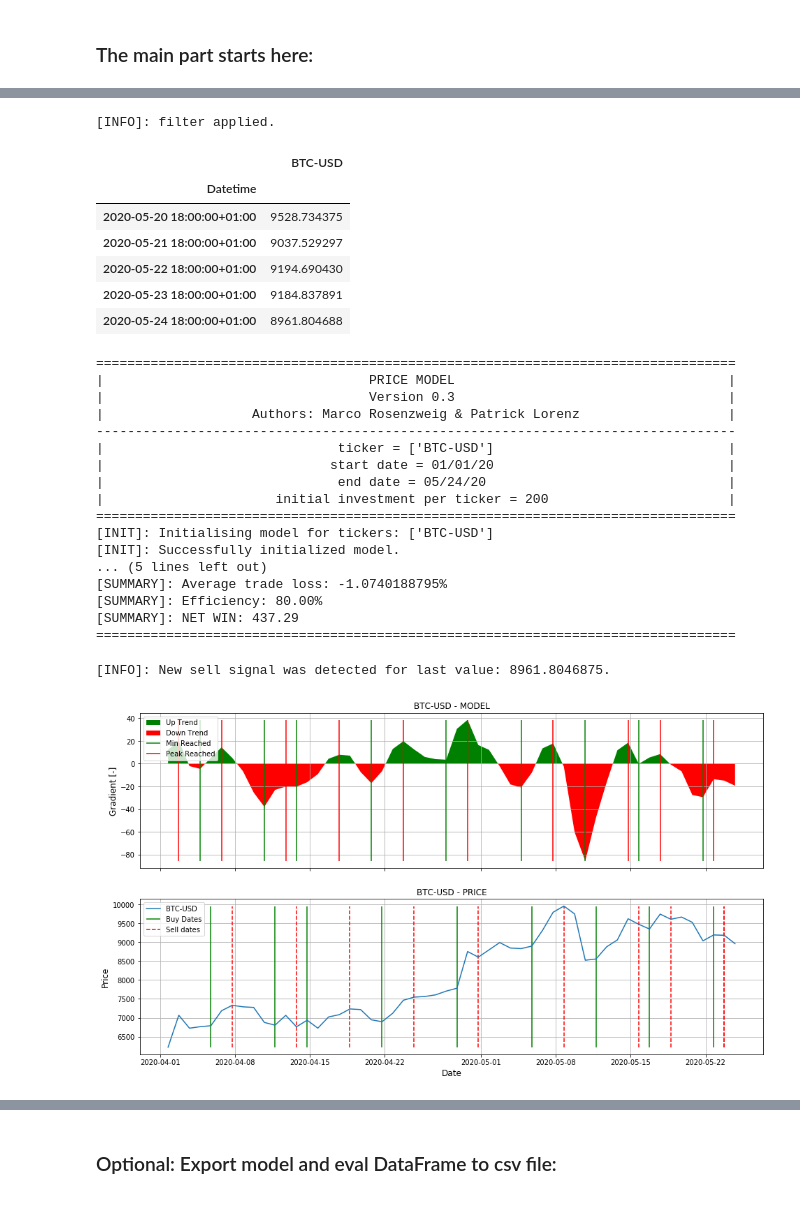
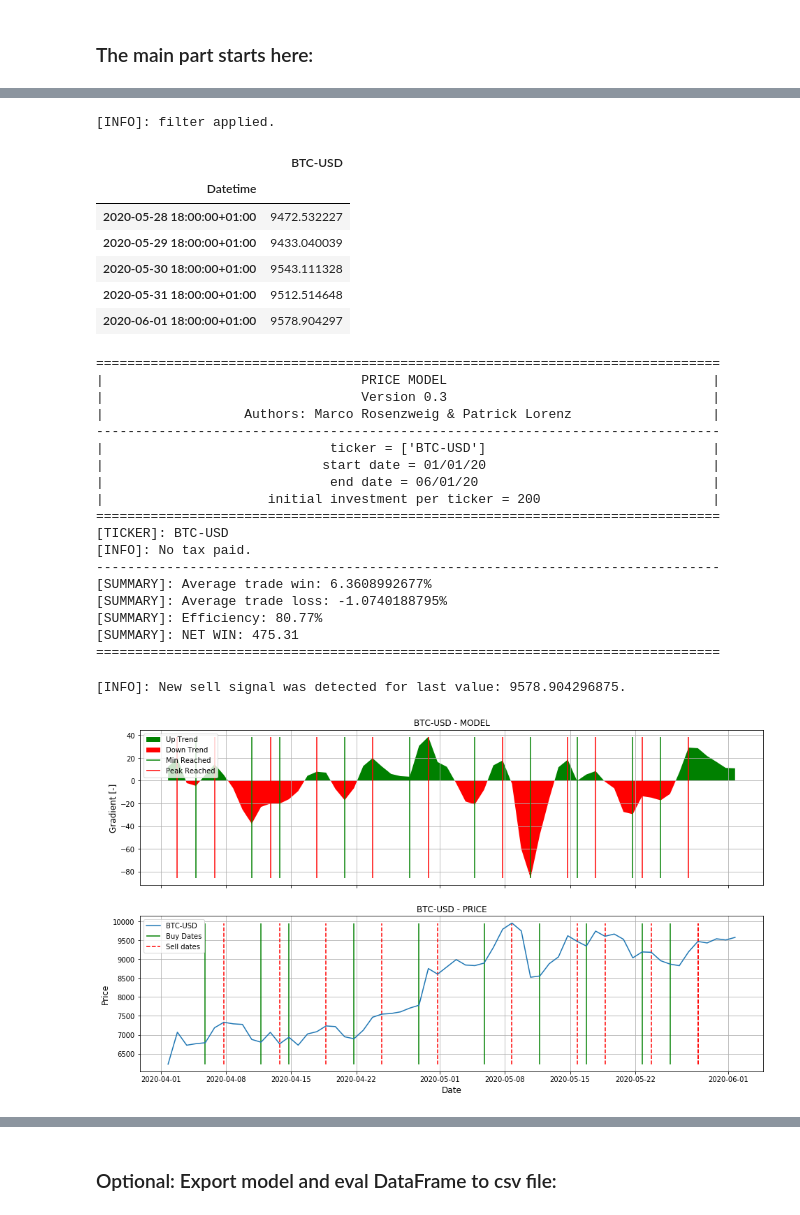
Before and after one commit to MarcoRosenzweig/FINANCE, a Jupyter notebook: CRYPTO_MODEL.ipynb, the cells around one changed output, grey strips where cells are left out. Cells and saved outputs as stored; diff of their text form; code cells hidden in the pictures.

```diff
--- a/CRYPTO_MODEL.ipynb
+++ b/CRYPTO_MODEL.ipynb
@@ -66,42 +66,43 @@ model.data.tail(2)
 # %%
 start_date_range = pd.Timestamp(2020, 1, 1, day_hour)
 date_range = utils.create_date_range(start_date=start_date_range)
-model.apply_date_filter(date_range)
+model.apply_date_filter(date_range, force_apply=True)
 model.data.tail()
 # %% [output]
 [INFO]: filter applied.
 |  | BTC-USD |
 | Datetime |  |
-| 2020-05-20 18:00:00+01:00 | 9528.734375 |
-| 2020-05-21 18:00:00+01:00 | 9037.529297 |
-| 2020-05-22 18:00:00+01:00 | 9194.690430 |
-| 2020-05-23 18:00:00+01:00 | 9184.837891 |
-| 2020-05-24 18:00:00+01:00 | 8961.804688 |
+| 2020-05-28 18:00:00+01:00 | 9472.532227 |
+| 2020-05-29 18:00:00+01:00 | 9433.040039 |
+| 2020-05-30 18:00:00+01:00 | 9543.111328 |
+| 2020-05-31 18:00:00+01:00 | 9512.514648 |
+| 2020-06-01 18:00:00+01:00 | 9578.904297 |
 # %%
 model.eval_model()
 # %% [output]
-==================================================================================
-|                                  PRICE MODEL                                   |
-|                                  Version 0.3                                   |
-|                   Authors: Marco Rosenzweig & Patrick Lorenz                   |
-----------------------------------------------------------------------------------
-|                              ticker = ['BTC-USD']                              |
-|                             start date = 01/01/20                              |
-|                              end date = 05/24/20                               |
-|                      initial investment per ticker = 200                       |
-==================================================================================
-[INIT]: Initialising model for tickers: ['BTC-USD']
-[INIT]: Successfully initialized model.
-... (5 lines left out)
+================================================================================
+|                                 PRICE MODEL                                  |
+|                                 Version 0.3                                  |
+|                  Authors: Marco Rosenzweig & Patrick Lorenz                  |
+--------------------------------------------------------------------------------
+|                             ticker = ['BTC-USD']                             |
+|                            start date = 01/01/20                             |
+|                             end date = 06/01/20                              |
+|                     initial investment per ticker = 200                      |
+================================================================================
+[TICKER]: BTC-USD
+[INFO]: No tax paid.
+--------------------------------------------------------------------------------
+[SUMMARY]: Average trade win: 6.3608992677%
 [SUMMARY]: Average trade loss: -1.0740188795%
-[SUMMARY]: Efficiency: 80.00%
-[SUMMARY]: NET WIN: 437.29
-==================================================================================
+[SUMMARY]: Efficiency: 80.77%
+[SUMMARY]: NET WIN: 475.31
+================================================================================
 # %%
 plotting.plot_model(model, tickers='BTC-USD', plot_from_date='2020-04-01')
 # %% [output]
-[INFO]: New sell signal was detected for last value: 8961.8046875.
+[INFO]: New sell signal was detected for last value: 9578.904296875.
-[figure, old version]
+[figure, new version]
 # %%
 imag_model = model.copy_model()
 imag_model.append_timedelta(timedelta=1)
```
Also changed, not shown: parts of 13 cells of this notebook, 10 other files.
